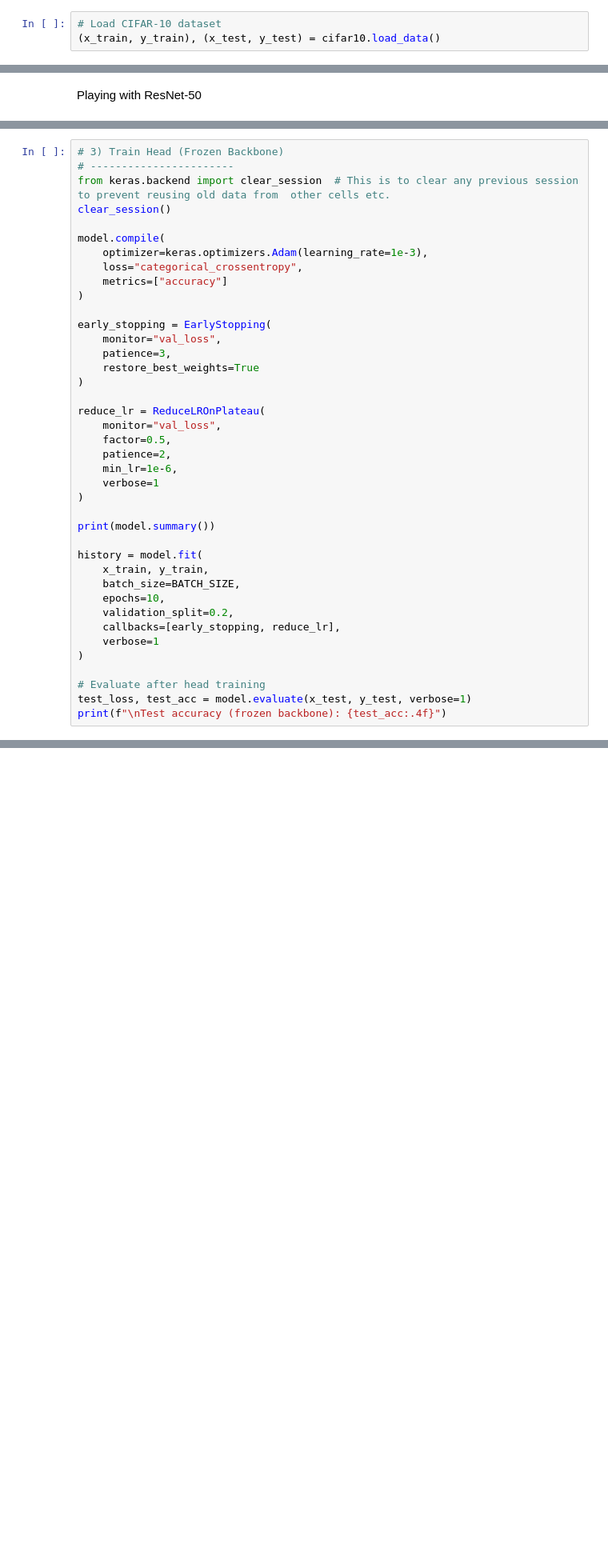
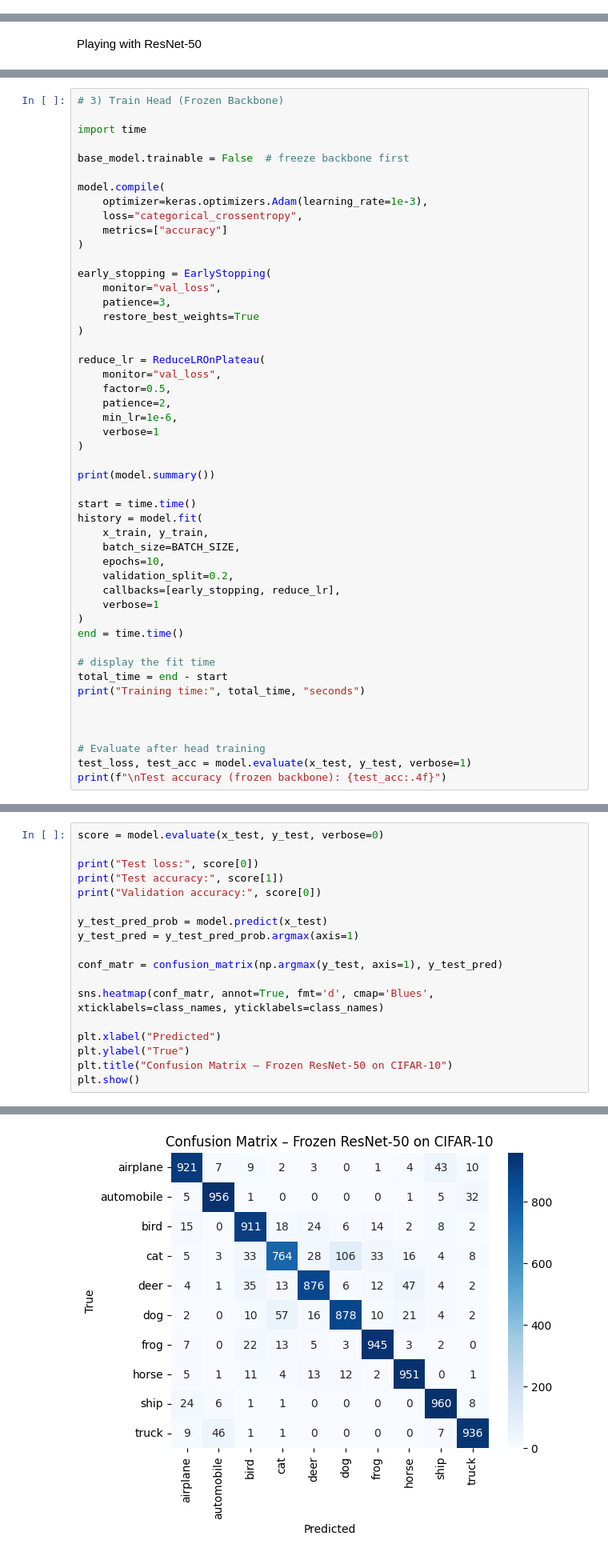
Before and after one commit to biancaene/ironhack_2026_cnn_group1, a Jupyter notebook: code/mainResNet50.ipynb, the cells around one changed output, grey strips where cells are left out. Shown at 80% size. Drawn from its saved outputs; the diff is of its cells as text; blank space fills up the shorter version.

```diff
--- a/code/mainResNet50.ipynb
+++ b/code/mainResNet50.ipynb
@@ -14,3 +0,0 @@ import seaborn as sns
-# %%
-# Load CIFAR-10 dataset
-(x_train, y_train), (x_test, y_test) = cifar10.load_data()
@@ -304,8 +80,9 @@ model = keras.Model(inputs, outputs, name="cifar10_resnet50_transfer")
 # %%
 # 3) Train Head (Frozen Backbone)
-# -----------------------
-from keras.backend import clear_session  # This is to clear any previous session to prevent reusing old data from  other cells etc.
-clear_session()
+
+import time
+
+base_model.trainable = False  # freeze backbone first
 
 model.compile(
     optimizer=keras.optimizers.Adam(learning_rate=1e-3),
@@ -329,6 +106,7 @@ reduce_lr = ReduceLROnPlateau(
 
 print(model.summary())
 
+start = time.time()
 history = model.fit(
     x_train, y_train,
     batch_size=BATCH_SIZE,
@@ -337,6 +115,13 @@ history = model.fit(
     callbacks=[early_stopping, reduce_lr],
     verbose=1
 )
+end = time.time()
+
+# display the fit time
+total_time = end - start
+print("Training time:", total_time, "seconds")
+
+
 
 # Evaluate after head training
 test_loss, test_acc = model.evaluate(x_test, y_test, verbose=1)
@@ -382,0 +185,19 @@ Test accuracy (frozen backbone): 0.9104
+# %%
+score = model.evaluate(x_test, y_test, verbose=0)
+
+print("Test loss:", score[0])
+print("Test accuracy:", score[1])
+print("Validation accuracy:", score[0])
+
+y_test_pred_prob = model.predict(x_test)
+y_test_pred = y_test_pred_prob.argmax(axis=1)
+
+conf_matr = confusion_matrix(np.argmax(y_test, axis=1), y_test_pred)
+
+sns.heatmap(conf_matr, annot=True, fmt='d', cmap='Blues', xticklabels=class_names, yticklabels=class_names)
+
+plt.xlabel("Predicted")
+plt.ylabel("True")
+plt.title("Confusion Matrix – Frozen ResNet-50 on CIFAR-10")
+plt.show()
+# %% [output]
@@ -383 +208,2 @@ Test accuracy (frozen backbone): 0.9104
+[figure, added]
 # %%
```
Also changed, not shown: parts of 27 cells of this notebook.
